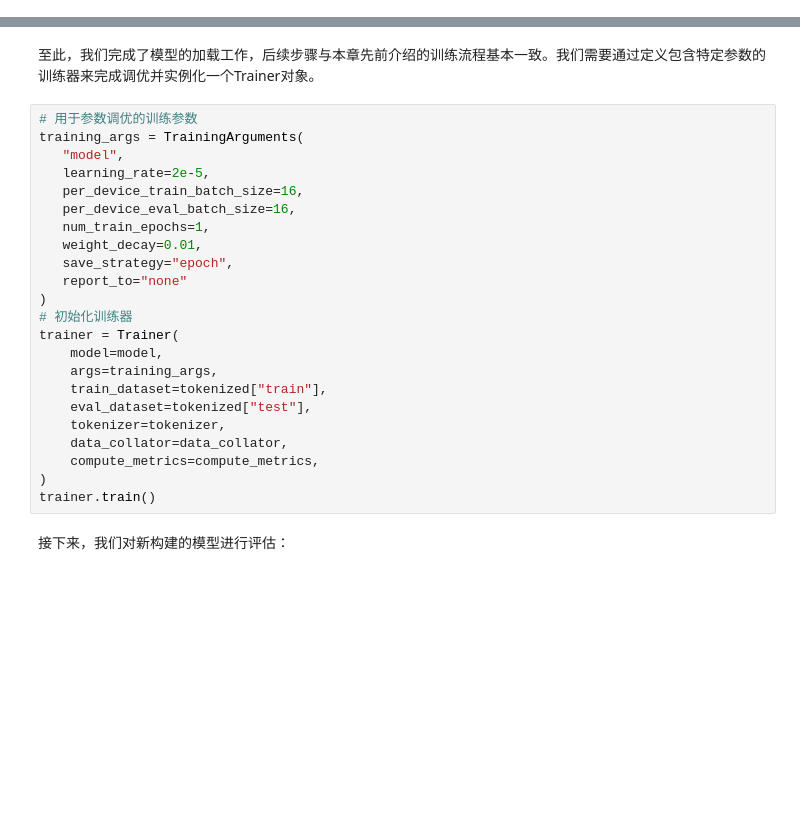
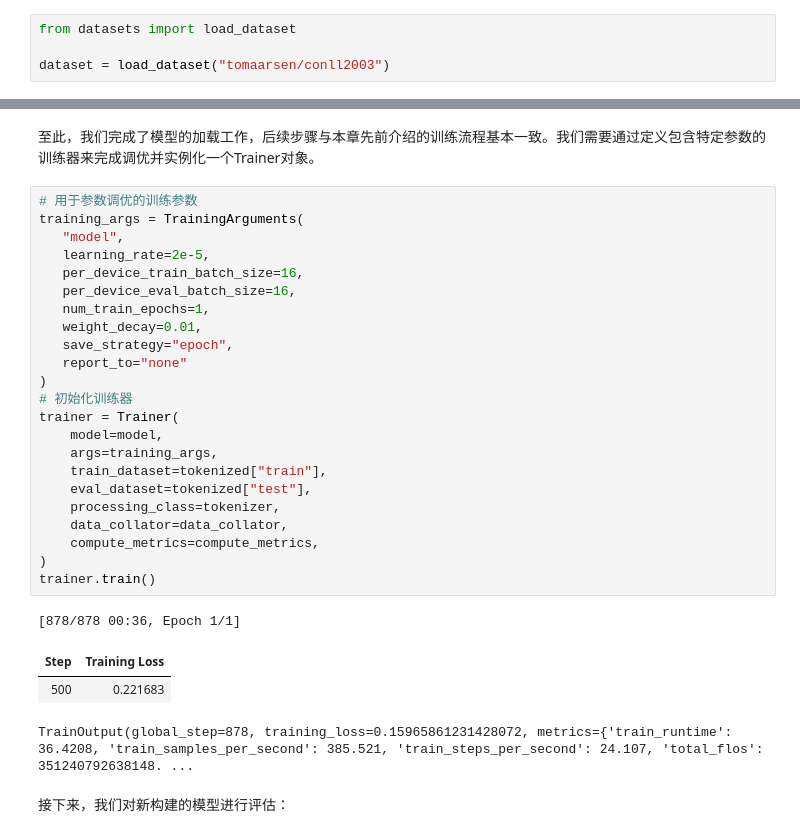
Before and after one commit to zaxys916/LLM-Illustrated, a Jupyter notebook: 第十一章/第十一章 为分类任务微调表示模型.ipynb, the cells around one changed output, grey strips where cells are left out. Cells and saved outputs as stored; diff of their text form; blank space fills up the shorter version.

```diff
--- a/第十一章/第十一章 为分类任务微调表示模型.ipynb
+++ b/第十一章/第十一章 为分类任务微调表示模型.ipynb
@@ -518,0 +713,4 @@ dataset = load_dataset("conll2003", trust_remote_code=True)
+# %%
+from datasets import load_dataset
+
+dataset = load_dataset("tomaarsen/conll2003")
@@ -652,26 +919,31 @@ data_collator = DataCollatorForTokenClassification(tokenizer=tokenizer)
 # %%
 # 用于参数调优的训练参数
 training_args = TrainingArguments(
    "model",
    learning_rate=2e-5,
    per_device_train_batch_size=16,
    per_device_eval_batch_size=16,
    num_train_epochs=1,
    weight_decay=0.01,
    save_strategy="epoch",
    report_to="none"
 )
 # 初始化训练器
 trainer = Trainer(
     model=model,
     args=training_args,
     train_dataset=tokenized["train"],
     eval_dataset=tokenized["test"],
-    tokenizer=tokenizer,
+    processing_class=tokenizer,
     data_collator=data_collator,
     compute_metrics=compute_metrics,
 )
 trainer.train()
+# %% [output]
+[878/878 00:36, Epoch 1/1]
+| Step | Training Loss |
+| 500 | 0.221683 |
+TrainOutput(global_step=878, training_loss=0.15965861231428072, metrics={'train_runtime': 36.4208, 'train_samples_per_second': 385.521, 'train_steps_per_second': 24.107, 'total_flos': 351240792638148. ...
 # %% [markdown]
 接下来，我们对新构建的模型进行评估：
 # %%
```
Also changed, not shown: parts of 35 cells of this notebook, 2 other files.
